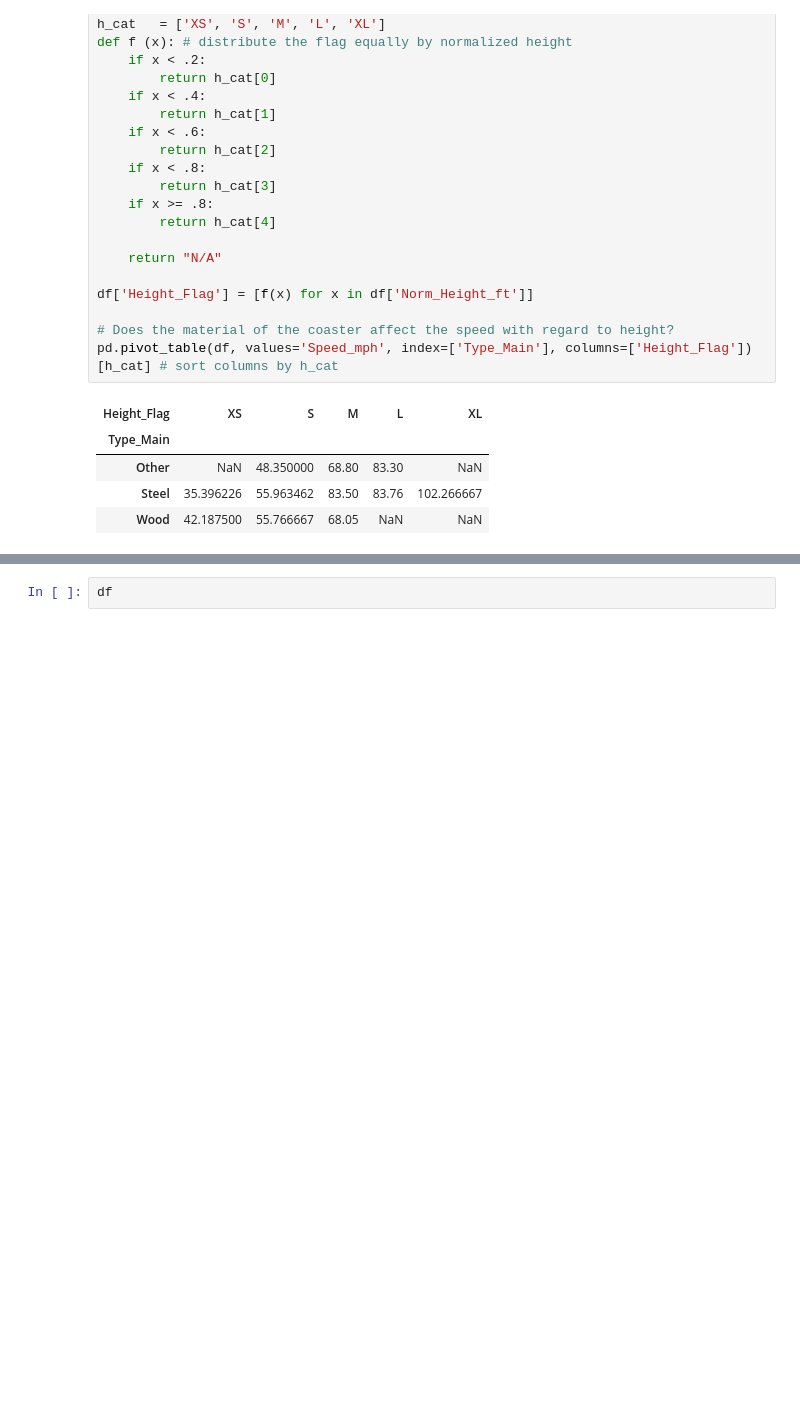
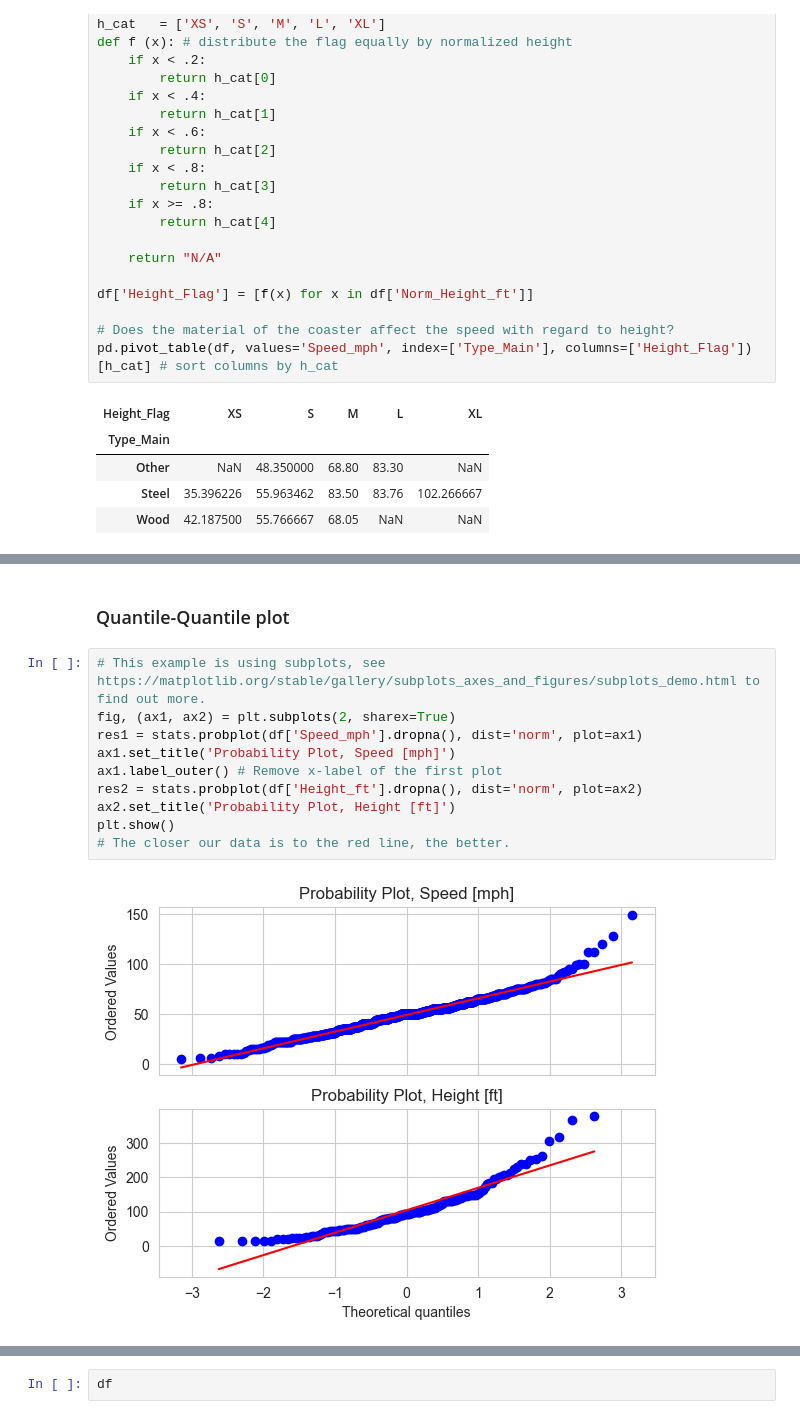
Before and after one commit to jsmid/edu.smid, a Jupyter notebook: rcoster/nb.ipynb, the cells around one changed output, grey strips where cells are left out. Drawn from its saved outputs; the diff is of its cells as text; blank space fills up the shorter version.

```diff
--- a/rcoster/nb.ipynb
+++ b/rcoster/nb.ipynb
@@ -352,0 +356,14 @@ pd.pivot_table(df, values='Speed_mph', index=['Type_Main'], columns=['Height_Fla
+# %% [markdown]
+### Quantile-Quantile plot
+# %%
+# This example is using subplots, see https://matplotlib.org/stable/gallery/subplots_axes_and_figures/subplots_demo.html to find out more.
+fig, (ax1, ax2) = plt.subplots(2, sharex=True)
+res1 = stats.probplot(df['Speed_mph'].dropna(), dist='norm', plot=ax1)
+ax1.set_title('Probability Plot, Speed [mph]')
+ax1.label_outer() # Remove x-label of the first plot
+res2 = stats.probplot(df['Height_ft'].dropna(), dist='norm', plot=ax2)
+ax2.set_title('Probability Plot, Height [ft]')
+plt.show()
+# The closer our data is to the red line, the better.
+# %% [output]
+[figure, added]
```
Also changed, not shown: parts of 14 cells of this notebook.
